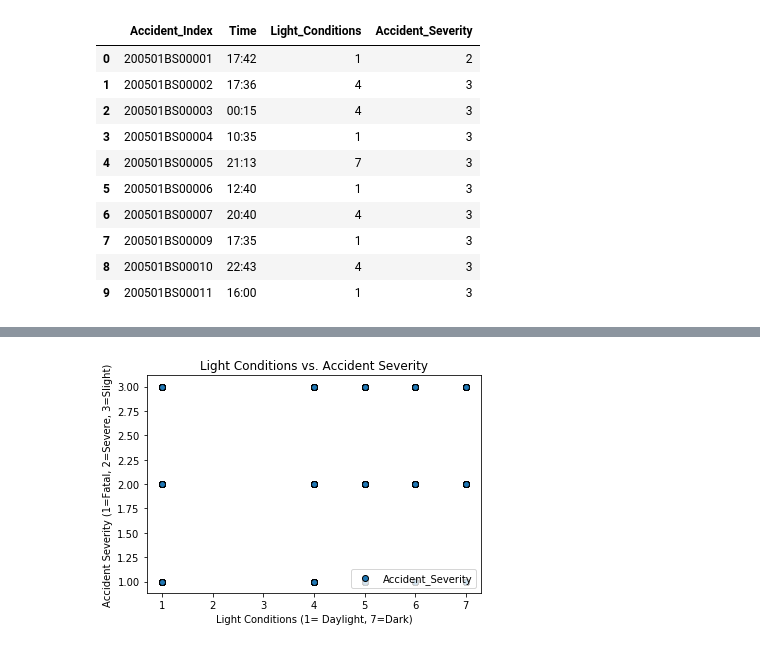
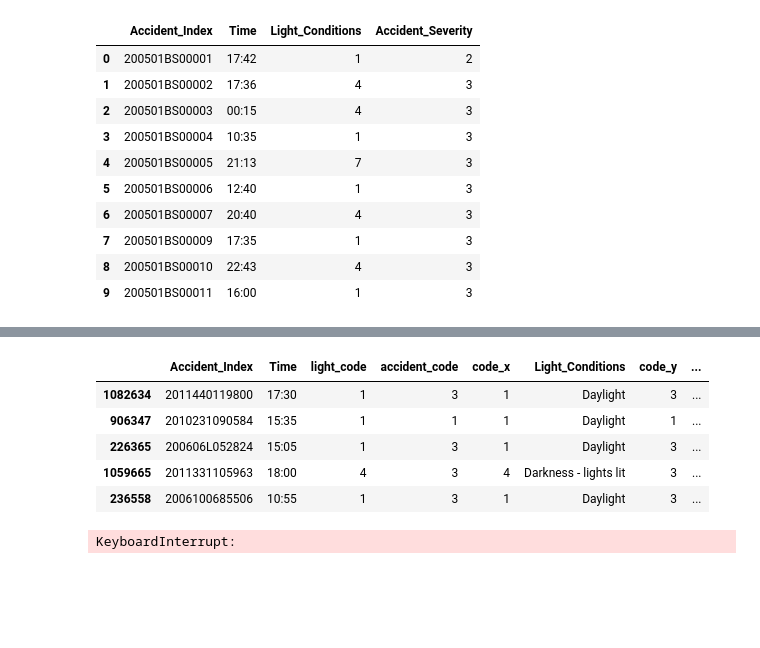
Before and after one commit to baybailz/Project-One-UNCC-Bootcamp, a Jupyter notebook: mgray/LightConditions_MGray.ipynb, the cells around one changed output, grey strips where cells are left out. Drawn from its saved outputs; the diff is of its cells as text; code cells hidden in the pictures; blank space fills up the shorter version.

```diff
--- a/mgray/LightConditions_MGray.ipynb
+++ b/mgray/LightConditions_MGray.ipynb
@@ -38,11 +67,23 @@ light_acc.head(10)
+# %%
+sample = Light_Acc_Merge.sample(n=100000)
+sample.head()
+# %% [output]
+|  | Accident_Index | Time | light_code | accident_code | code_x | Light_Conditions | code_y | ... |
+| 1082634 | 2011440119800 | 17:30 | 1 | 3 | 1 | Daylight | 3 | ... |
+| 906347 | 2010231090584 | 15:35 | 1 | 1 | 1 | Daylight | 1 | ... |
+| 226365 | 200606L052824 | 15:05 | 1 | 3 | 1 | Daylight | 3 | ... |
+| 1059665 | 2011331105963 | 18:00 | 4 | 3 | 4 | Darkness - lights lit | 3 | ... |
+| 236558 | 2006100685506 | 10:55 | 1 | 3 | 1 | Daylight | 3 | ... |
 # %%
 # test scatter plot... Try bar plot maybe?
 
-plt.scatter(x=light_acc.Light_Conditions,y=light_acc.Accident_Severity, edgecolor="black")
-plt.legend()
-plt.title(f"Light Conditions vs. Accident Severity")
-plt.xlabel("Light Conditions (1= Daylight, 7=Dark)")
-plt.ylabel("Accident Severity (1=Fatal, 2=Severe, 3=Slight)")
-plt.savefig('LightVsAccident.png', bbox_inches='tight')
+bar = sample.plot.bar(x='light_code', rot=0)
+# ,y='accident_code',
+# ax = df.plot.bar(y='speed', rot=0)
+# plt.legend()
+# plt.title(f"Light Conditions vs. Accident Severity")
+# plt.xlabel("Light Conditions (1= Daylight, 7=Dark)")
+# plt.ylabel("Accident Severity (1=Fatal, 2=Severe, 3=Slight)")
+# plt.savefig('LightVsAccident.png', bbox_inches='tight')
 # %% [output]
-[figure, removed]
+KeyboardInterrupt:
```
Also changed, not shown: parts of 3 cells of this notebook, 1 other file.
